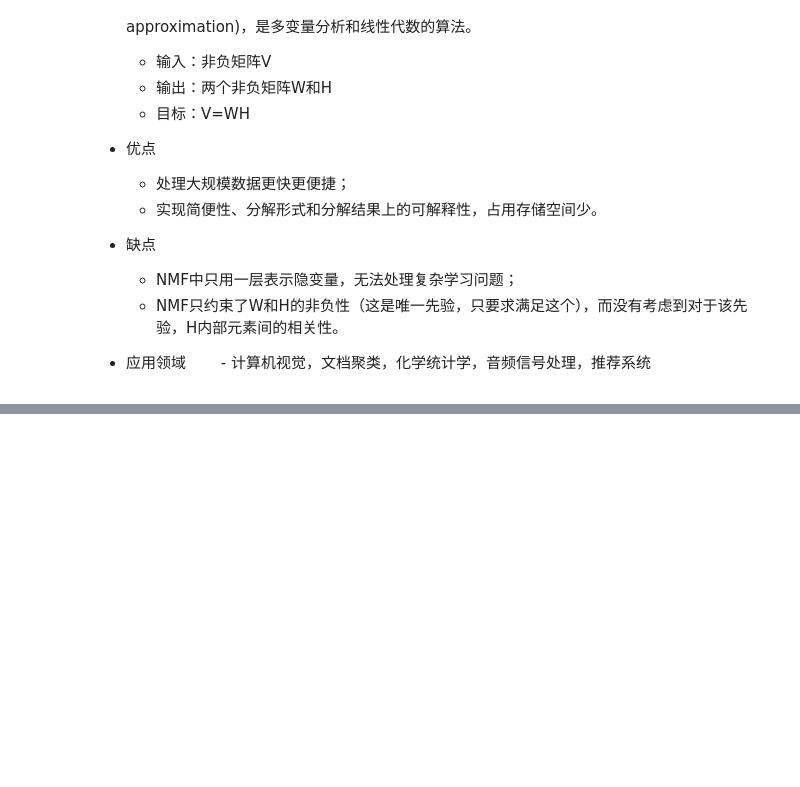
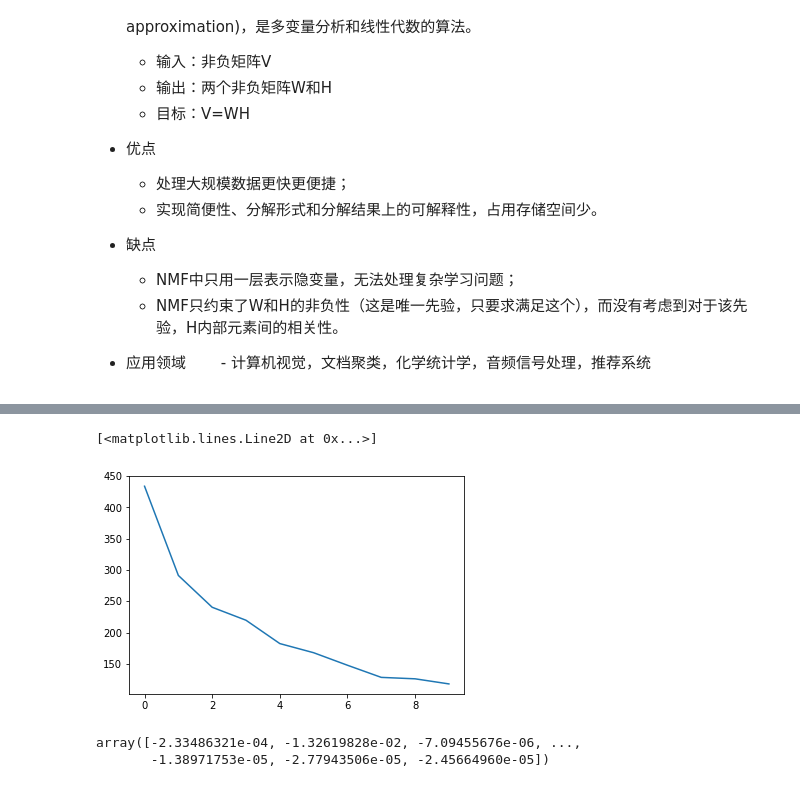
Before and after one commit to AutuanLiu/Fastai-Notes-V3, a Jupyter notebook: fastai_NLA_nbs/NMF_and_SVD.ipynb, the cells around one changed output, grey strips where cells are left out. Drawn from its saved outputs; the diff is of its cells as text; code cells hidden in the pictures; blank space fills up the shorter version.

```diff
--- a/fastai_NLA_nbs/NMF_and_SVD.ipynb
+++ b/fastai_NLA_nbs/NMF_and_SVD.ipynb
@@ -39,0 +189,5 @@ InteractiveShell.ast_node_interactivity = "all"
+# %%
+plt.plot(s[:10])
+# %% [output]
+[<matplotlib.lines.Line2D at 0x...>]
+[figure, added]
@@ -39,0 +203,5 @@ InteractiveShell.ast_node_interactivity = "all"
+# %%
+Vh[5]
+# %% [output]
+array([-2.33486321e-04, -1.32619828e-02, -7.09455676e-06, ...,
+       -1.38971753e-05, -2.77943506e-05, -2.45664960e-05])
```
Also changed, not shown: parts of 38 cells of this notebook, 4 other files.
